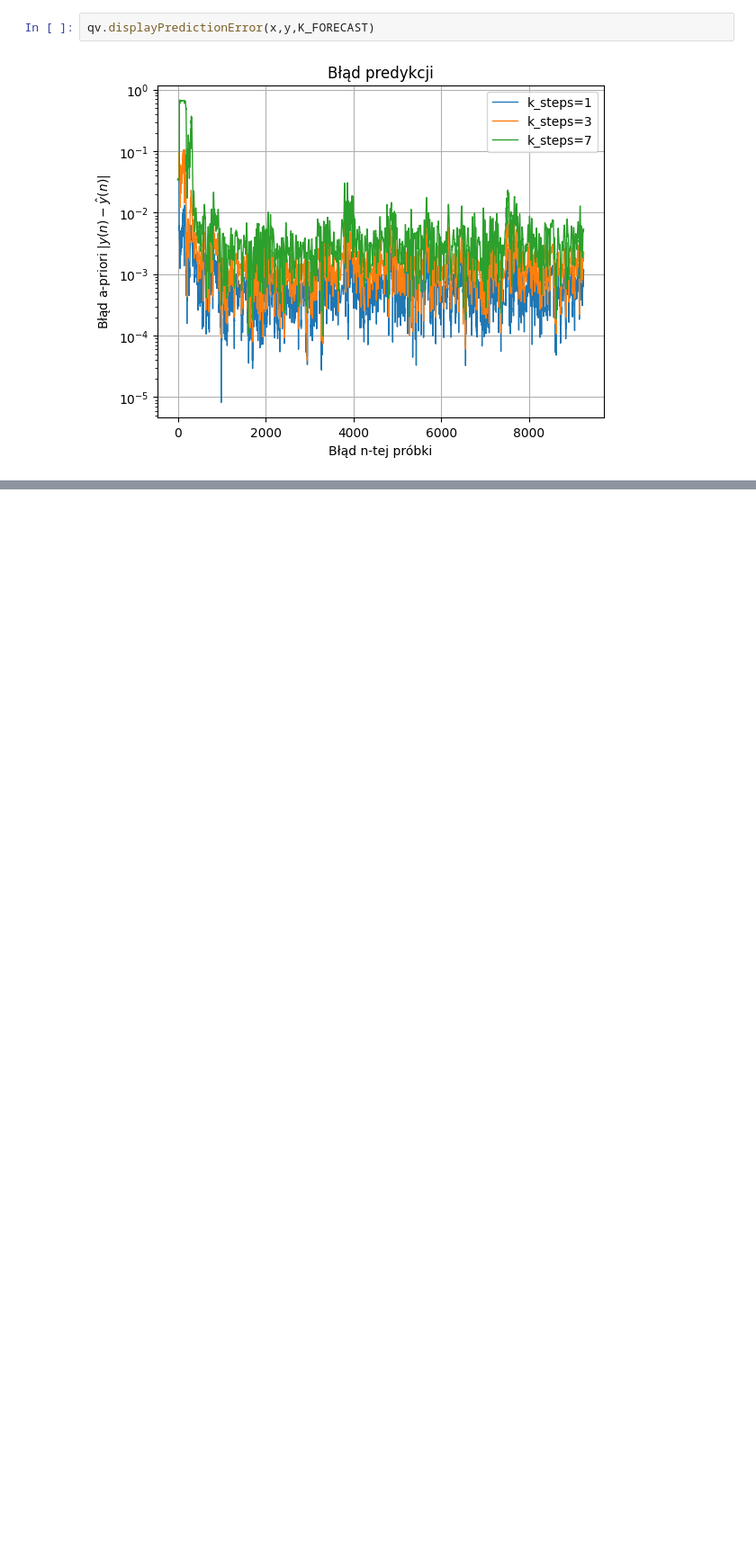
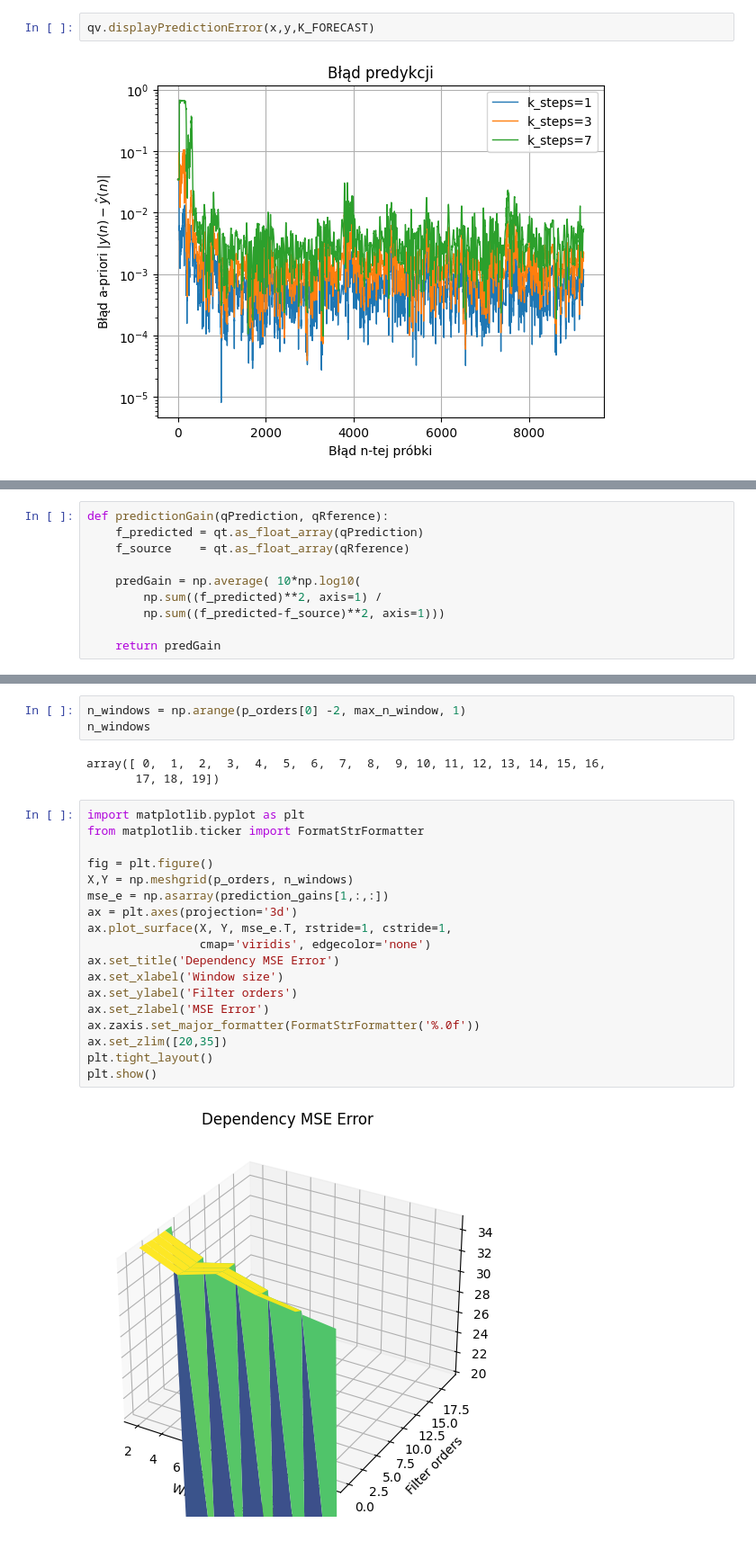
Before and after one commit to BezdzietnyAntoni/QuaternionPredictionAR, a Jupyter notebook: DroneYule.ipynb, the cells around one changed output, grey strips where cells are left out. Shown at 90% size. Cells and saved outputs as stored; diff of their text form; blank space fills up the shorter version.

```diff
--- a/DroneYule.ipynb
+++ b/DroneYule.ipynb
@@ -67,0 +70,10 @@ qv.displayPredictionError(x,y,K_FORECAST)
+# %%
+def predictionGain(qPrediction, qRference):
+    f_predicted = qt.as_float_array(qPrediction)
+    f_source    = qt.as_float_array(qRference)
+
+    predGain = np.average( 10*np.log10(
+        np.sum((f_predicted)**2, axis=1) /
+        np.sum((f_predicted-f_source)**2, axis=1)))
+
+    return predGain
@@ -67,0 +141,26 @@ qv.displayPredictionError(x,y,K_FORECAST)
+# %%
+n_windows = np.arange(p_orders[0] -2, max_n_window, 1)
+n_windows
+# %% [output]
+array([ 0,  1,  2,  3,  4,  5,  6,  7,  8,  9, 10, 11, 12, 13, 14, 15, 16,
+       17, 18, 19])
+# %%
+import matplotlib.pyplot as plt
+from matplotlib.ticker import FormatStrFormatter
+
+fig = plt.figure()
+X,Y = np.meshgrid(p_orders, n_windows)
+mse_e = np.asarray(prediction_gains[1,:,:])
+ax = plt.axes(projection='3d')
+ax.plot_surface(X, Y, mse_e.T, rstride=1, cstride=1,
+                cmap='viridis', edgecolor='none')
+ax.set_title('Dependency MSE Error')
+ax.set_xlabel('Window size')
+ax.set_ylabel('Filter orders')
+ax.set_zlabel('MSE Error')
+ax.zaxis.set_major_formatter(FormatStrFormatter('%.0f'))
+ax.set_zlim([20,35])
+plt.tight_layout()
+plt.show()
+# %% [output]
+[figure, added]
```
Also changed, not shown: parts of 7 cells of this notebook, 3 other files.
